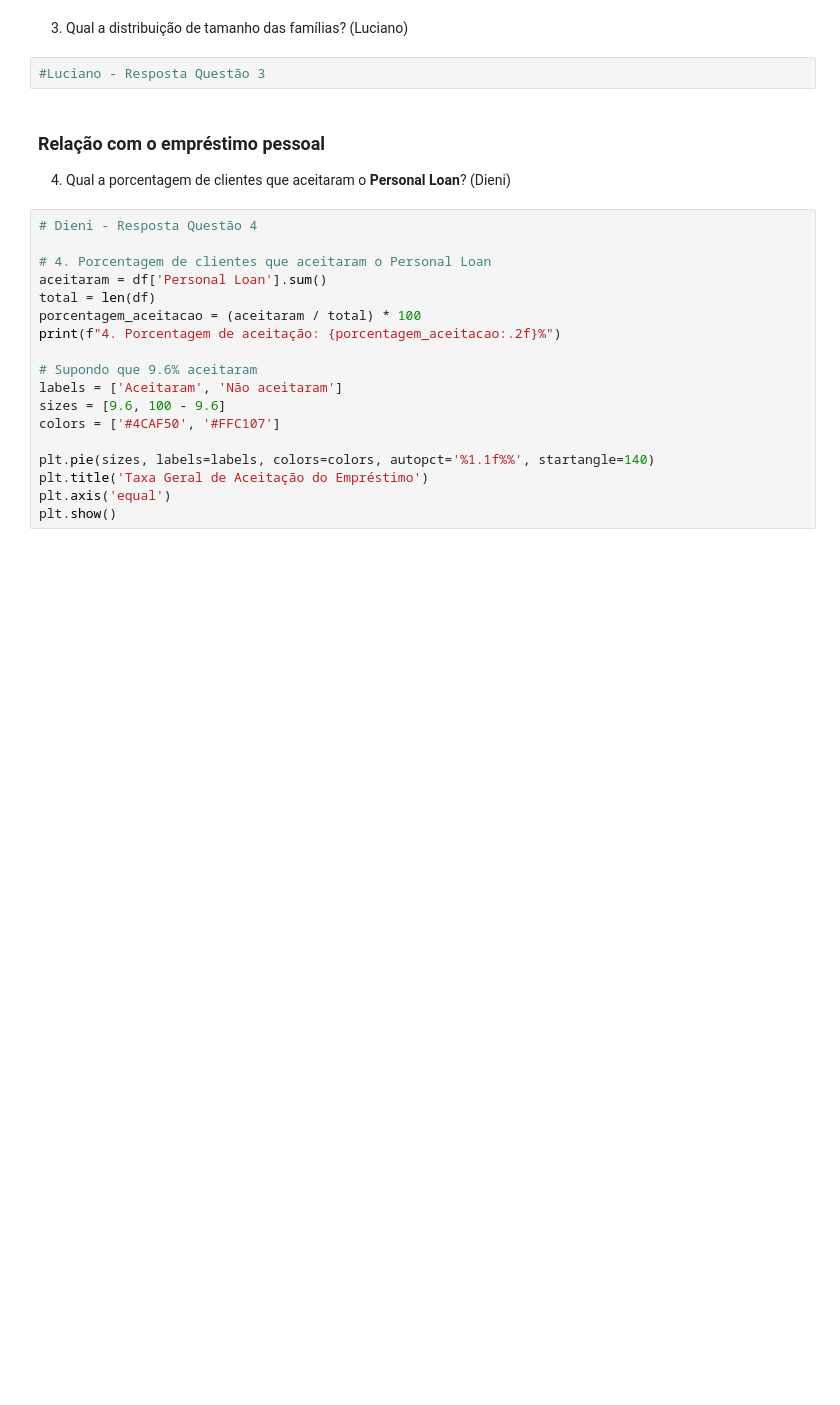
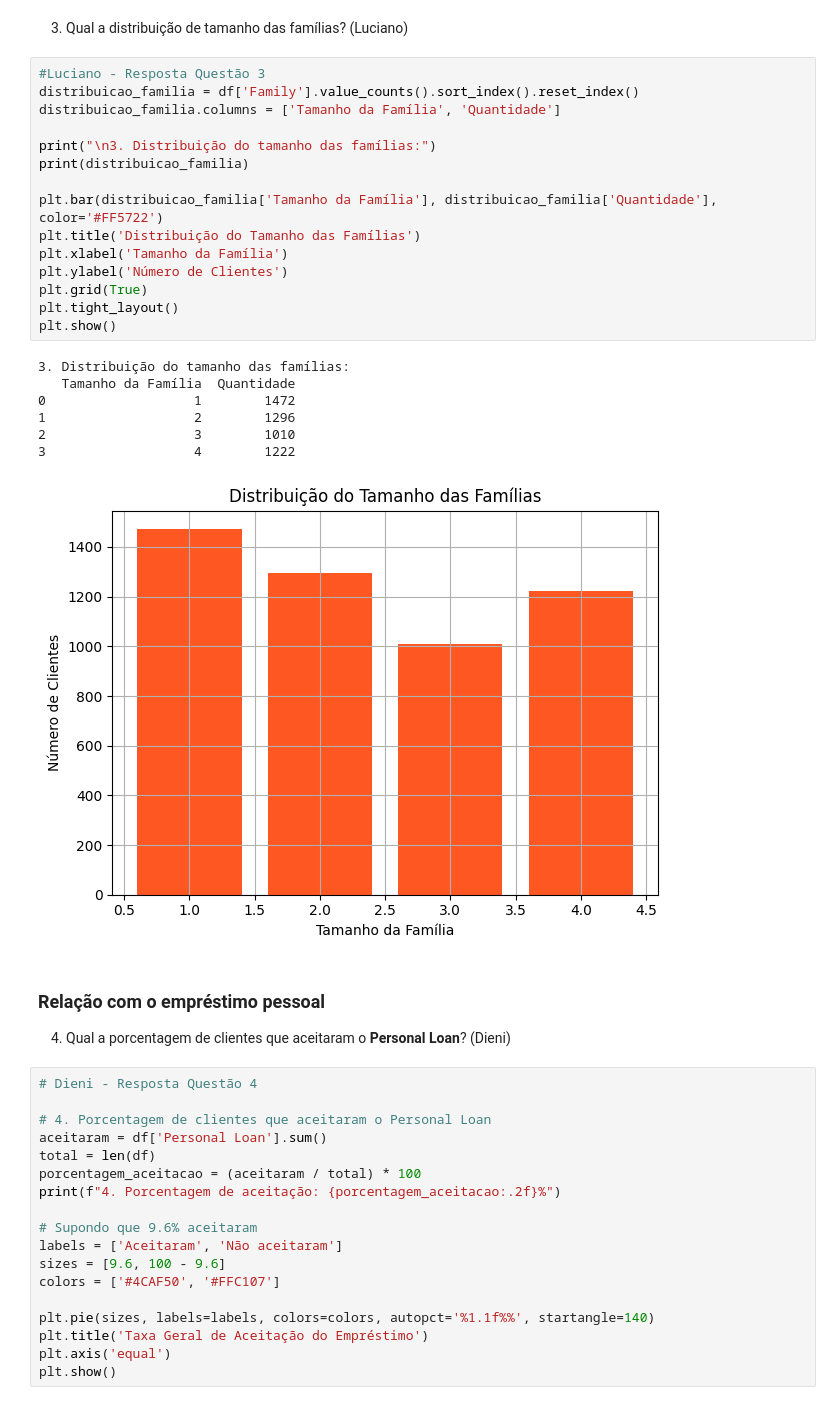
Before and after one commit to mrxcao/ADA-Estatistica1, a Jupyter notebook: main.ipynb, the cells around one changed output. Saved outputs shown, nothing was run; the diff lists cells and outputs as text; blank space fills up the shorter version.

```diff
--- a/main.ipynb
+++ b/main.ipynb
@@ -83,6 +127,27 @@ df["CCAvg"] = df["CCAvg"].str.replace("/", ".", regex=False).astype(float)
 3. Qual a distribuição de tamanho das famílias? (Luciano)
 # %%
 #Luciano - Resposta Questão 3
+distribuicao_familia = df['Family'].value_counts().sort_index().reset_index()
+distribuicao_familia.columns = ['Tamanho da Família', 'Quantidade']
+
+print("\n3. Distribuição do tamanho das famílias:")
+print(distribuicao_familia)
+
+plt.bar(distribuicao_familia['Tamanho da Família'], distribuicao_familia['Quantidade'], color='#FF5722')
+plt.title('Distribuição do Tamanho das Famílias')
+plt.xlabel('Tamanho da Família')
+plt.ylabel('Número de Clientes')
+plt.grid(True)
+plt.tight_layout()
+plt.show()
+# %% [output]
+3. Distribuição do tamanho das famílias:
+   Tamanho da Família  Quantidade
+0                   1        1472
+1                   2        1296
+2                   3        1010
+3                   4        1222
+[figure, added]
 # %% [markdown]
 ### Relação com o empréstimo pessoal
 4. Qual a porcentagem de clientes que aceitaram o **Personal Loan**? (Dieni)
```
Also changed, not shown: parts of 5 cells of this notebook.
